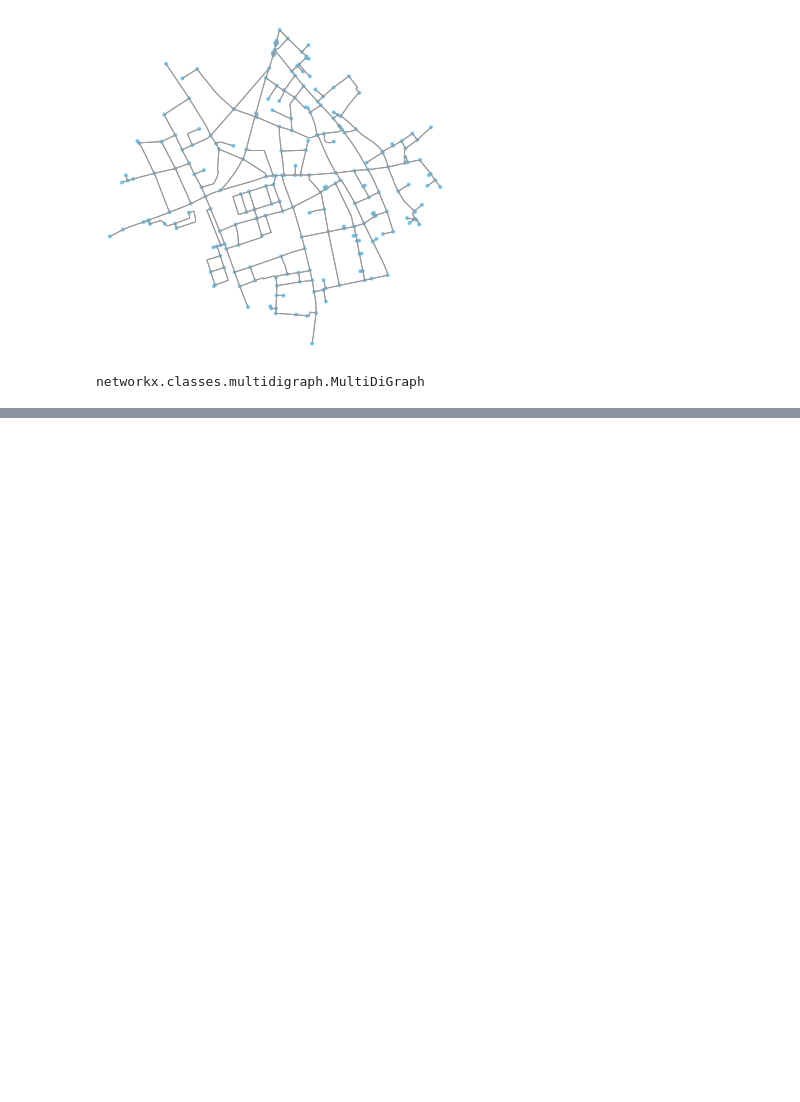
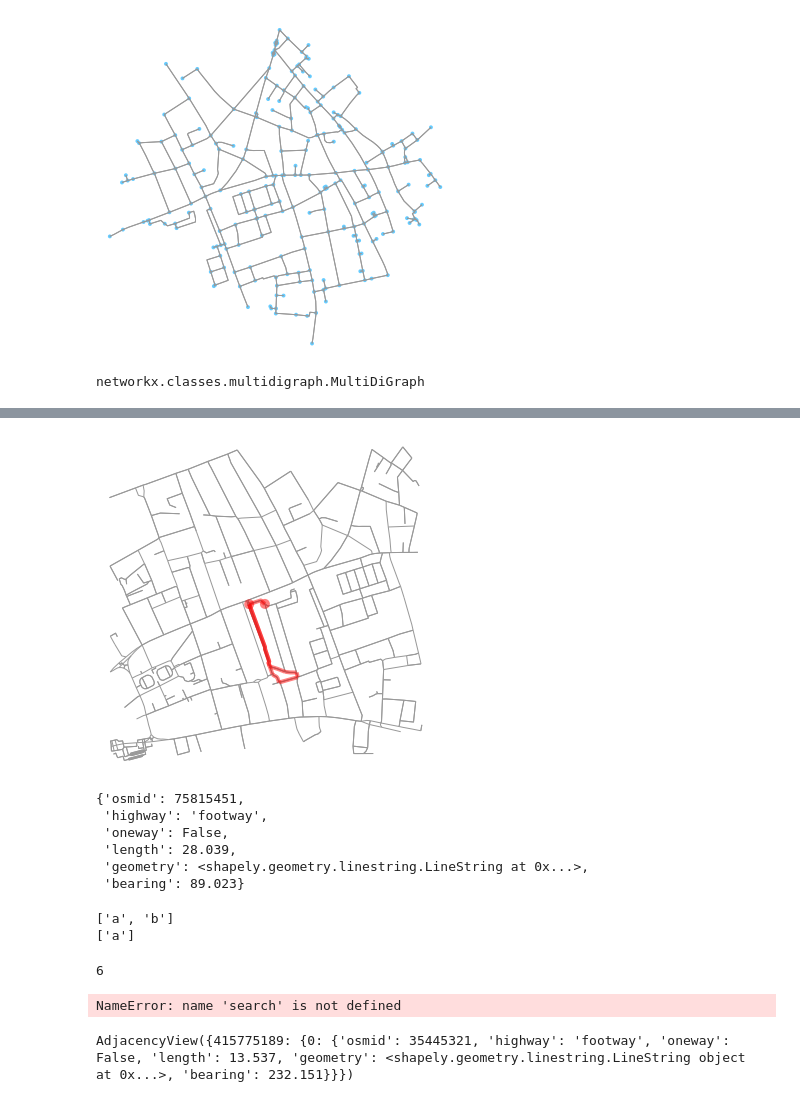
Before and after one commit to heidimhurst/ucl_msc, a Jupyter notebook: term2/networks/networkscw_playspace.ipynb, the cells around one changed output, grey strips where cells are left out. Drawn from its saved outputs; the diff is of its cells as text; code cells hidden in the pictures; blank space fills up the shorter version.

```diff
--- a/term2/networks/networkscw_playspace.ipynb
+++ b/term2/networks/networkscw_playspace.ipynb
@@ -416,0 +530,4 @@ NodeView((415774755, 2228273, 25497664, 506107976, 538075245, 503005299, 2600154
+# %%
+ox.add_edge_bearings(B)
+B[5484235162][5484235164][0]['bearing']
+#evaluate_edges(B,[5484235162,5484235164])
@@ -416,0 +615,2 @@ NodeView((415774755, 2228273, 25497664, 506107976, 538075245, 503005299, 2600154
+# %%
+newroute = generate_route(51.5208513, -0.1148912, 1)
@@ -417 +635,42 @@ NodeView((415774755, 2228273, 25497664, 506107976, 538075245, 503005299, 2600154
+# %%
+test_streets = ox.graph_from_point((51.5208513, -0.1148912), distance=400)
+fig, ax = ox.plot_graph_route(test_streets, newroute, node_size=0)
+# %% [output]
+[figure, added]
+# %%
+streets = ox.graph_from_point((51.5208513, -0.1148912), distance=2500)
+    # add length attribute to all nodes
+ox.add_edge_lengths(streets)
+ox.add_edge_bearings(streets)
+
+streets[415774755][251347820][0]
+# %% [output]
+{'osmid': 75815451,
+ 'highway': 'footway',
+ 'oneway': False,
+ 'length': 28.039,
+ 'geometry': <shapely.geometry.linestring.LineString at 0x...>,
+ 'bearing': 89.023}
+# %%
+b = ['a','b']
+print(b)
+b.remove('b')
+print(b)
+# %% [output]
+['a', 'b']
+['a']
+# %%
+nx.degree(streets,415775189)
+# %% [output]
+6
+# %%
+test = [415774755, 415774877, 415775189, 415774877, 415775189, 415774755, 415774877]
+[x for x in test if x != 415774877]
+search(test,[415774755, 415774877])
+# %% [output]
+NameError: name 'search' is not defined
+# %%
+streets[415775463]
+# %% [output]
+AdjacencyView({415775189: {0: {'osmid': 35445321, 'highway': 'footway', 'oneway': False, 'length': 13.537, 'geometry': <shapely.geometry.linestring.LineString object at 0x...>, 'bearing': 232.151}}})
 # %%
```
Also changed, not shown: parts of 19 cells of this notebook, 3 other files.
